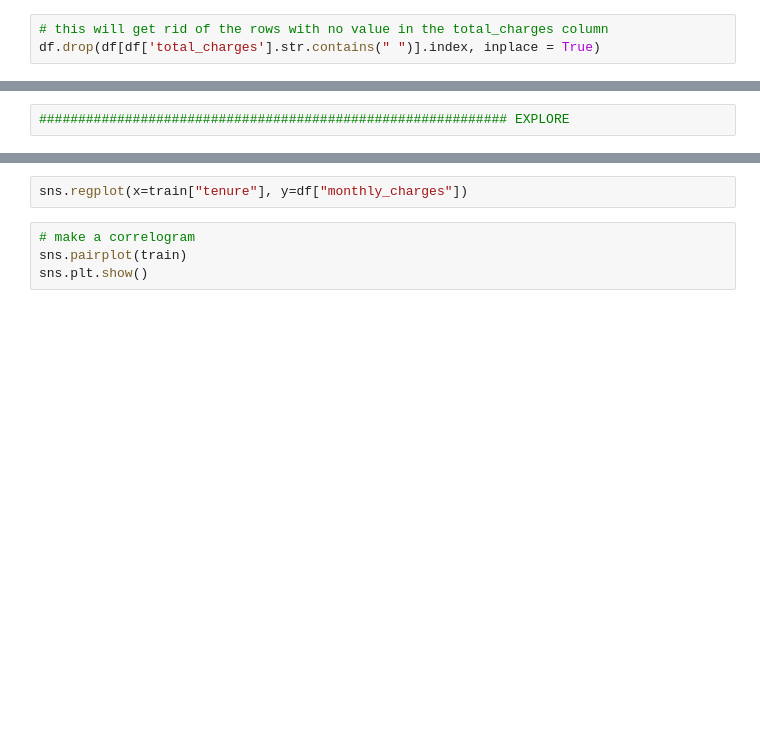
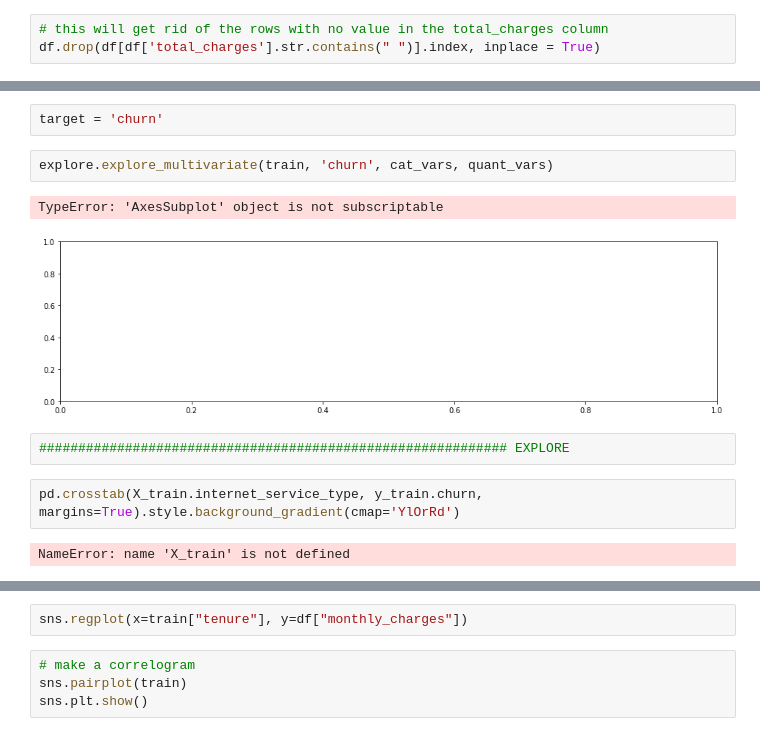
Before and after one commit to SLawsonWoods/Telco_Churn_Project, a Jupyter notebook: Draft_1_folder.ipynb, the cells around one changed output, grey strips where cells are left out. Drawn from its saved outputs; the diff is of its cells as text; blank space fills up the shorter version.

```diff
--- a/Draft_1_folder.ipynb
+++ b/Draft_1_folder.ipynb
@@ -226,5 +394,16 @@ NameError: name 'test' is not defined
+# %%
+target = 'churn'
+# %%
+explore.explore_multivariate(train, 'churn', cat_vars, quant_vars)
+# %% [output]
+TypeError: 'AxesSubplot' object is not subscriptable
+[figure, added]
 # %%
 ############################################################ EXPLORE
+# %%
+pd.crosstab(X_train.internet_service_type, y_train.churn, margins=True).style.background_gradient(cmap='YlOrRd')
+# %% [output]
+NameError: name 'X_train' is not defined
 # %%
 plt.figure(figsize=(16, 6)) # changes the size of the figure
 sns.countplot(data=train, x='tenure', hue='churn')
```
Also changed, not shown: parts of 48 cells of this notebook, 2 other files.
